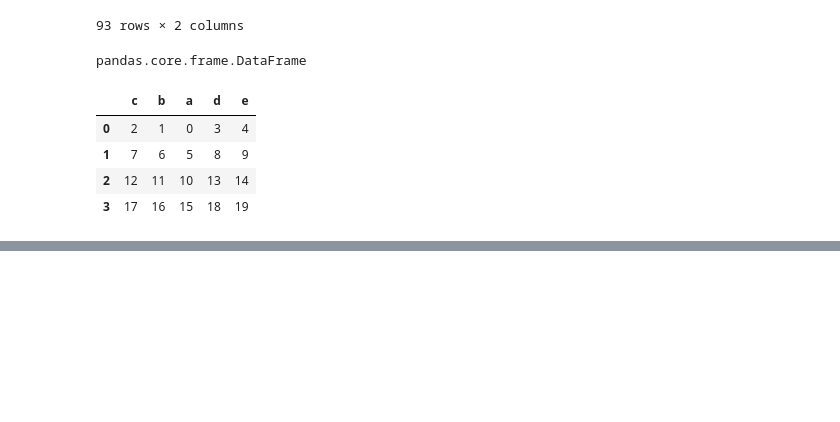
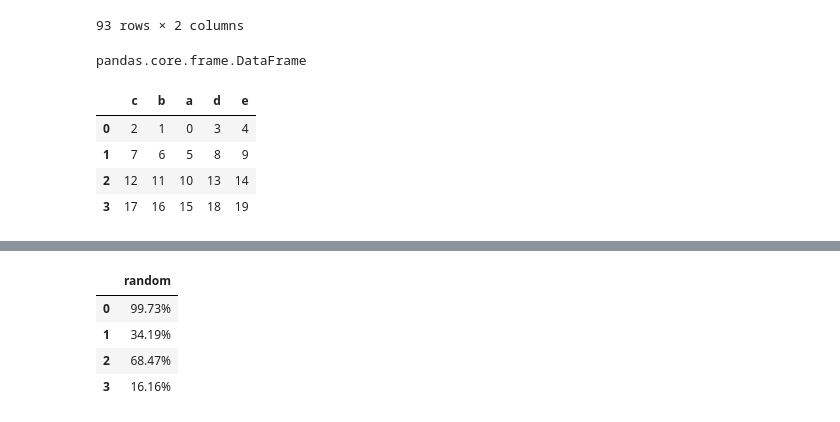
Before and after one commit to ian-james-johnson/numpy_pandas_visualization_exercises, a Jupyter notebook: 101_pandas_exercises.ipynb, the cells around one changed output, grey strips where cells are left out. Drawn from its saved outputs; the diff is of its cells as text; code cells hidden in the pictures; blank space fills up the shorter version.

```diff
--- a/101_pandas_exercises.ipynb
+++ b/101_pandas_exercises.ipynb
@@ -869,0 +901,14 @@ df
+# %%
+#48
+# How to format all the values in a dataframe as percentages?
+
+df = pd.DataFrame(np.random.random(4), columns=['random'])
+
+
+df.style.format({'random': '{0:.2%}'.format})
+# %% [output]
+|  | random |
+| 0 | 99.73% |
+| 1 | 34.19% |
+| 2 | 68.47% |
+| 3 | 16.16% |
```
Also changed, not shown: parts of 2 cells of this notebook.
